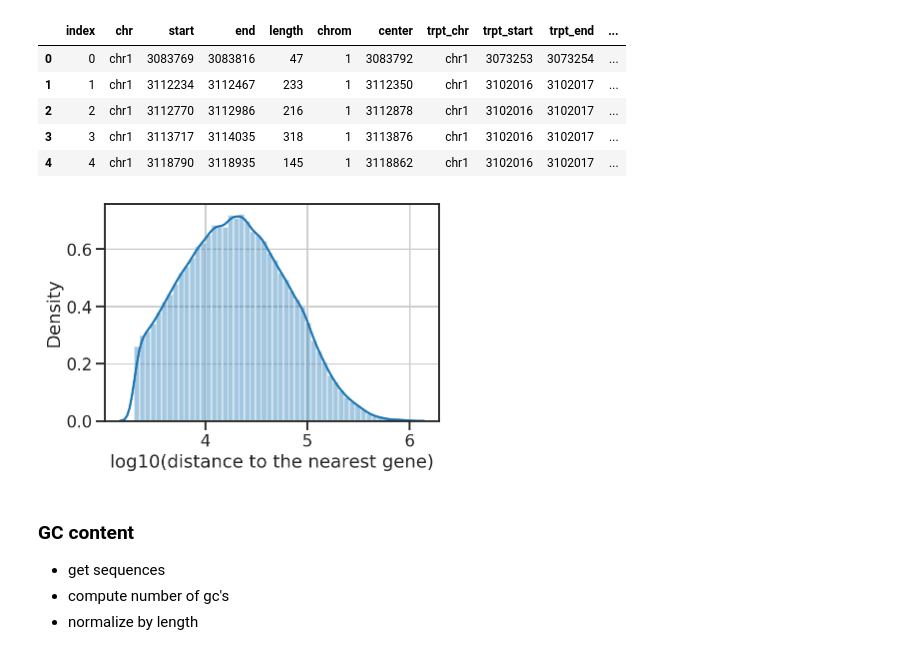
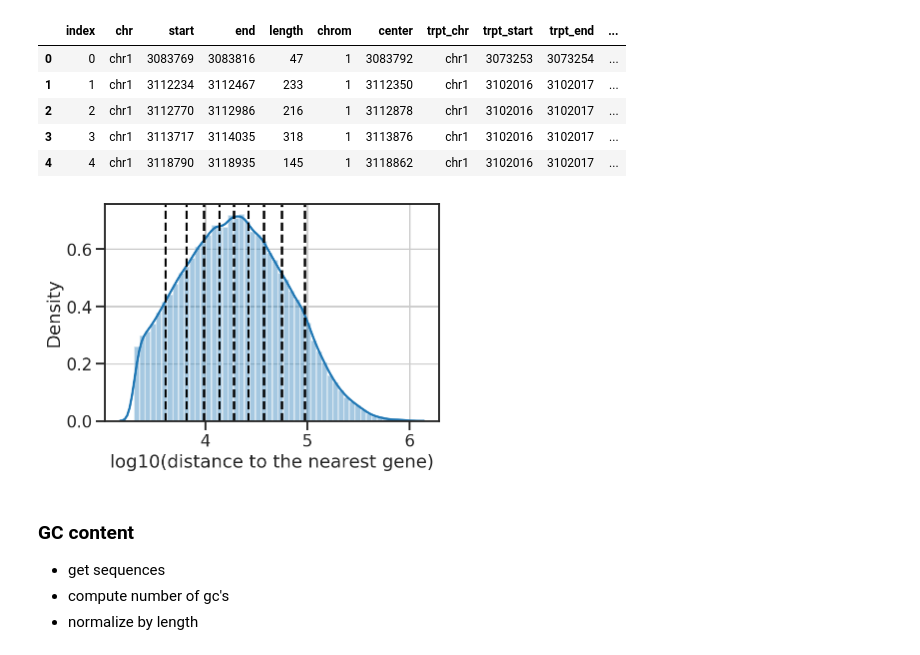
Before and after one commit to mukamel-lab/SingleCellFusion_EnhancerPaper, a Jupyter notebook: annotate_enhancers.ipynb, the cells around one changed output. Cells and saved outputs as stored; diff of their text form; code cells hidden in the pictures.

```diff
--- a/annotate_enhancers.ipynb
+++ b/annotate_enhancers.ipynb
@@ -97,12 +97,17 @@ enh_list_expand.head()
 | 4 | 4 | chr1 | 3118790 | 3118935 | 145 | 1 | 3118862 | chr1 | 3102016 | 3102017 | ... |
 # %%
 fig, ax = plt.subplots()
-sns.distplot(np.log10(enh_list_expand['dist'].values))
+_x = np.log10(enh_list_expand['dist'].values)
+sns.distplot(_x)
 ax.set_xlabel('log10(distance to the nearest gene)')
 ax.set_ylabel('Density')
+
+# decile
+for i in np.arange(10, 100, 10):
+    ax.axvline(np.percentile(_x, i), color='k', linestyle='--')
 plt.show()
 # %% [output]
-[figure, old version]
+[figure, new version]
 # %% [markdown]
 ### GC content
 - get sequences
```
Also changed, not shown: parts of 10 cells of this notebook, 16 other files.
